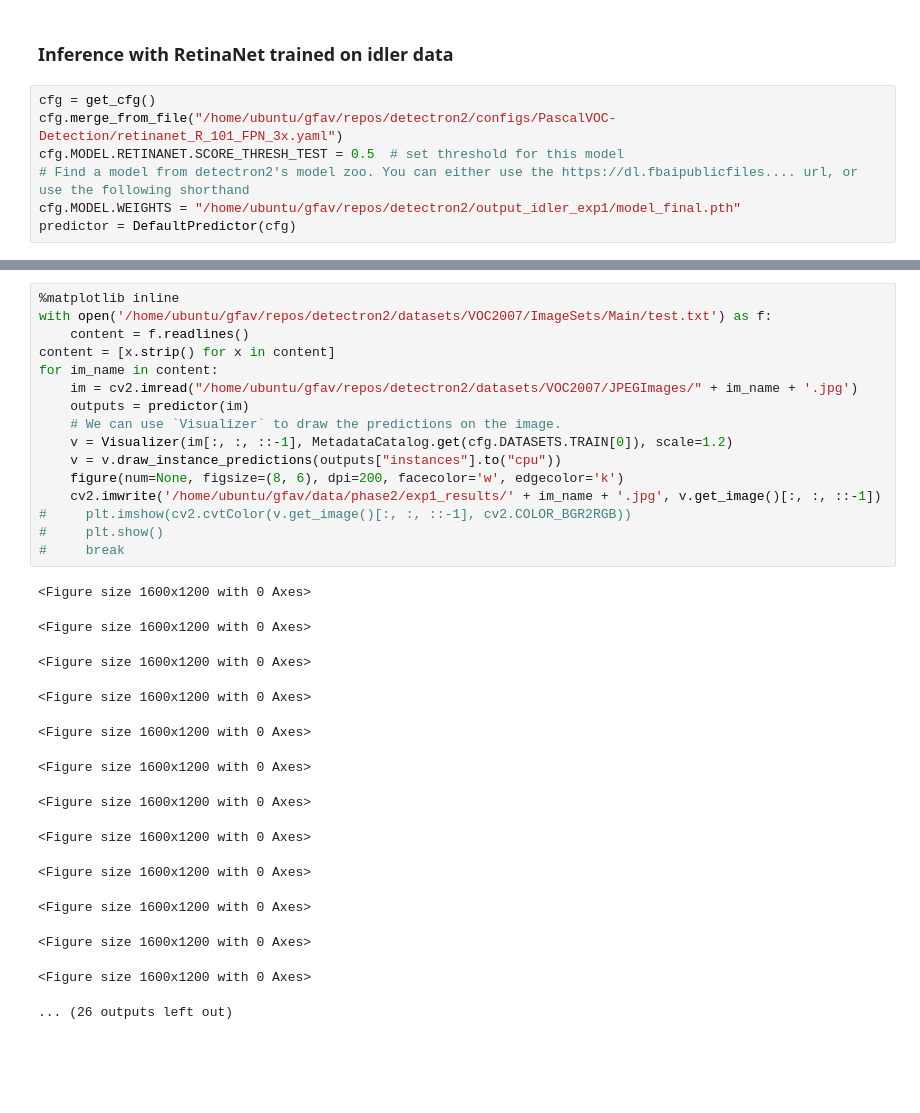
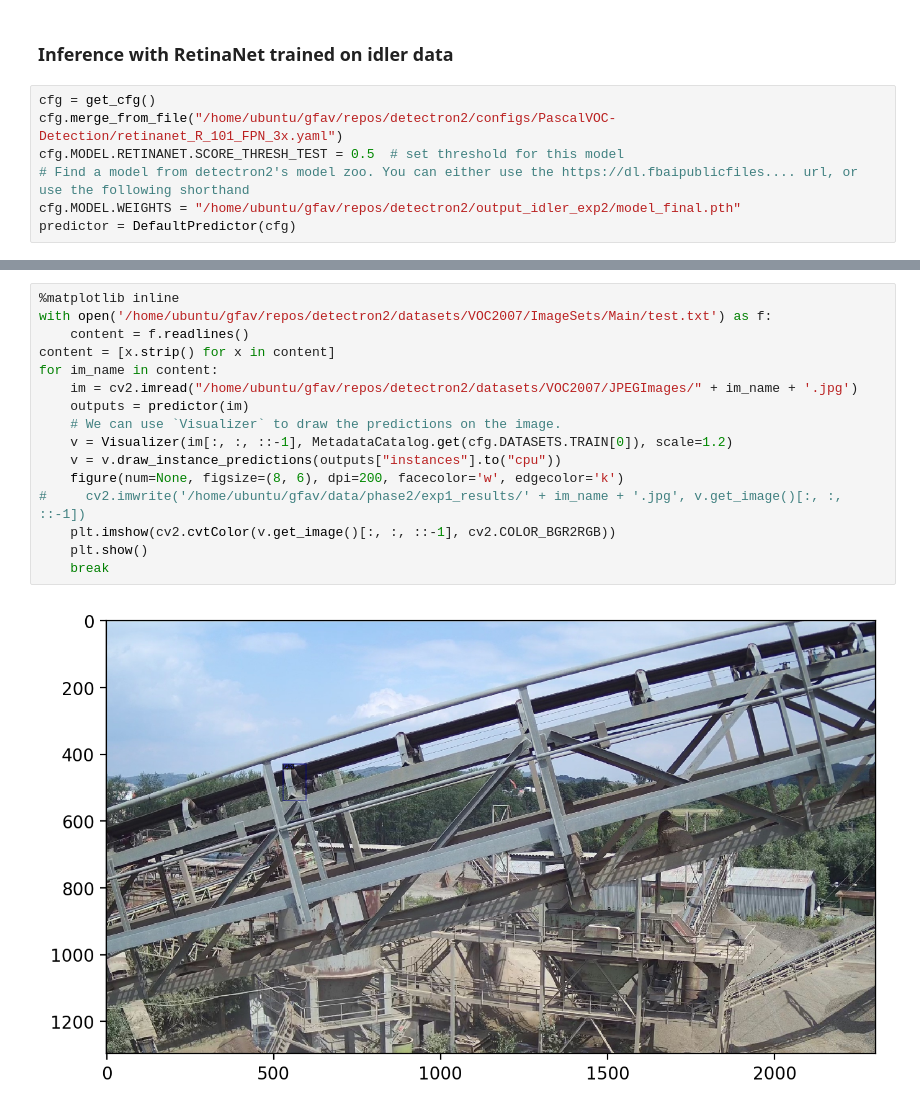
Before and after one commit to gauravpawar8/detectron2, a Jupyter notebook: scripts/detectron_tutorial.ipynb, the cells around one changed output, grey strips where cells are left out. Drawn from its saved outputs; the diff is of its cells as text; blank space fills up the shorter version.

```diff
--- a/scripts/detectron_tutorial.ipynb
+++ b/scripts/detectron_tutorial.ipynb
@@ -136,7 +136,7 @@ cfg = get_cfg()
 cfg.merge_from_file("/home/ubuntu/gfav/repos/detectron2/configs/PascalVOC-Detection/retinanet_R_101_FPN_3x.yaml")
 cfg.MODEL.RETINANET.SCORE_THRESH_TEST = 0.5  # set threshold for this model
 # Find a model from detectron2's model zoo. You can either use the https://dl.fbaipublicfiles.... url, or use the following shorthand
-cfg.MODEL.WEIGHTS = "/home/ubuntu/gfav/repos/detectron2/output_idler_exp1/model_final.pth"
+cfg.MODEL.WEIGHTS = "/home/ubuntu/gfav/repos/detectron2/output_idler_exp2/model_final.pth"
 predictor = DefaultPredictor(cfg)
 # %% [output]
 Loading config /home/ubuntu/gfav/repos/detectron2/configs/PascalVOC-Detection/../Base-RetinaNet-VOC.yaml with yaml.unsafe_load. Your machine may be at risk if the file contains malicious content.
@@ -144,30 +144,18 @@ WARNING [11/13 14:36:39 d2.config.compat]: Config '/home/ubuntu/gfav/repos/detec
 # %%
 %matplotlib inline
 with open('/home/ubuntu/gfav/repos/detectron2/datasets/VOC2007/ImageSets/Main/test.txt') as f:
     content = f.readlines()
 content = [x.strip() for x in content]
 for im_name in content:
     im = cv2.imread("/home/ubuntu/gfav/repos/detectron2/datasets/VOC2007/JPEGImages/" + im_name + '.jpg')
     outputs = predictor(im)
     # We can use `Visualizer` to draw the predictions on the image.
     v = Visualizer(im[:, :, ::-1], MetadataCatalog.get(cfg.DATASETS.TRAIN[0]), scale=1.2)
     v = v.draw_instance_predictions(outputs["instances"].to("cpu"))
     figure(num=None, figsize=(8, 6), dpi=200, facecolor='w', edgecolor='k')
-    cv2.imwrite('/home/ubuntu/gfav/data/phase2/exp1_results/' + im_name + '.jpg', v.get_image()[:, :, ::-1])
-#     plt.imshow(cv2.cvtColor(v.get_image()[:, :, ::-1], cv2.COLOR_BGR2RGB))
-#     plt.show()
-#     break
+#     cv2.imwrite('/home/ubuntu/gfav/data/phase2/exp1_results/' + im_name + '.jpg', v.get_image()[:, :, ::-1])
+    plt.imshow(cv2.cvtColor(v.get_image()[:, :, ::-1], cv2.COLOR_BGR2RGB))
+    plt.show()
+    break
 # %% [output]
-<Figure size 1600x1200 with 0 Axes>
-<Figure size 1600x1200 with 0 Axes>
-<Figure size 1600x1200 with 0 Axes>
-<Figure size 1600x1200 with 0 Axes>
-<Figure size 1600x1200 with 0 Axes>
-<Figure size 1600x1200 with 0 Axes>
-<Figure size 1600x1200 with 0 Axes>
-<Figure size 1600x1200 with 0 Axes>
-<Figure size 1600x1200 with 0 Axes>
-<Figure size 1600x1200 with 0 Axes>
-<Figure size 1600x1200 with 0 Axes>
-<Figure size 1600x1200 with 0 Axes>
-... (26 outputs left out)
+[figure, added]
```
Also changed, not shown: parts of 1 cell of this notebook, 2 other files.
